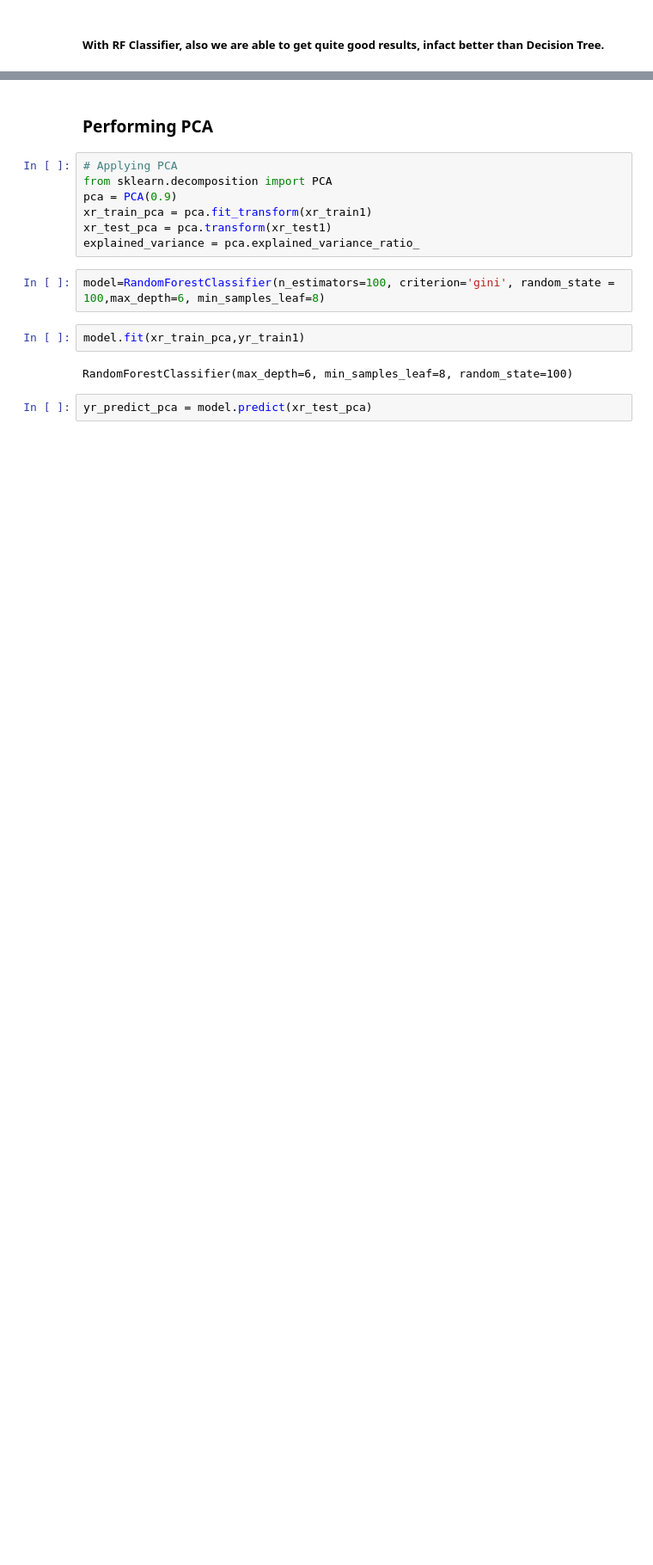
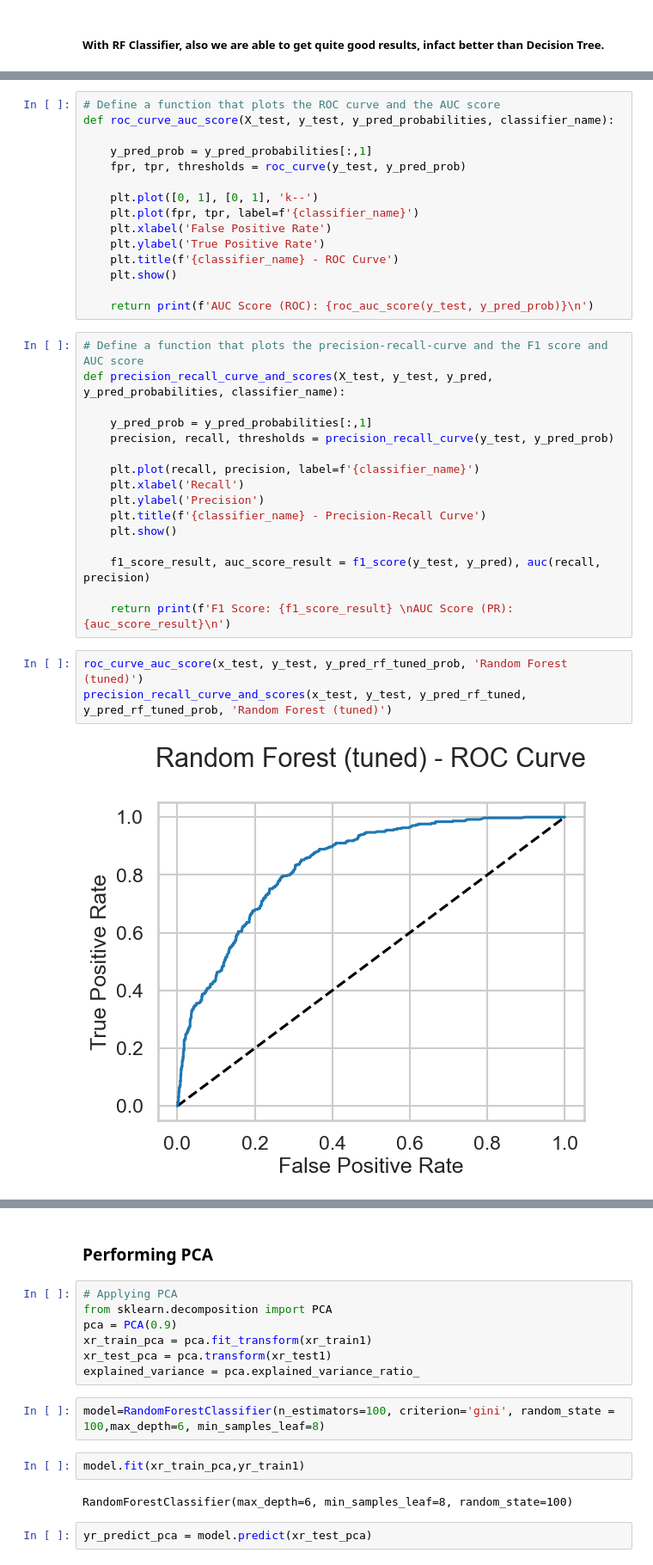
Before and after one commit to sirisha0505/TelecomCustomerChurn_Prediction, a Jupyter notebook: TelecomChurnPrediction.ipynb, the cells around one changed output, grey strips where cells are left out. Shown at 86% size. Saved outputs shown, nothing was run; the diff lists cells and outputs as text; blank space fills up the shorter version.

```diff
--- a/TelecomChurnPrediction.ipynb
+++ b/TelecomChurnPrediction.ipynb
@@ -694,0 +741,36 @@ print(metrics.confusion_matrix(yr_test1, yr_predict1))
+# %%
+# Define a function that plots the ROC curve and the AUC score
+def roc_curve_auc_score(X_test, y_test, y_pred_probabilities, classifier_name):
+
+    y_pred_prob = y_pred_probabilities[:,1]
+    fpr, tpr, thresholds = roc_curve(y_test, y_pred_prob)
+
+    plt.plot([0, 1], [0, 1], 'k--')
+    plt.plot(fpr, tpr, label=f'{classifier_name}')
+    plt.xlabel('False Positive Rate')
+    plt.ylabel('True Positive Rate')
+    plt.title(f'{classifier_name} - ROC Curve')
+    plt.show()
+
+    return print(f'AUC Score (ROC): {roc_auc_score(y_test, y_pred_prob)}\n')
+# %%
+# Define a function that plots the precision-recall-curve and the F1 score and AUC score
+def precision_recall_curve_and_scores(X_test, y_test, y_pred, y_pred_probabilities, classifier_name):
+
+    y_pred_prob = y_pred_probabilities[:,1]
+    precision, recall, thresholds = precision_recall_curve(y_test, y_pred_prob)
+
+    plt.plot(recall, precision, label=f'{classifier_name}')
+    plt.xlabel('Recall')
+    plt.ylabel('Precision')
+    plt.title(f'{classifier_name} - Precision-Recall Curve')
+    plt.show()
+
+    f1_score_result, auc_score_result = f1_score(y_test, y_pred), auc(recall, precision)
+
+    return print(f'F1 Score: {f1_score_result} \nAUC Score (PR): {auc_score_result}\n')
+# %%
+roc_curve_auc_score(x_test, y_test, y_pred_rf_tuned_prob, 'Random Forest (tuned)')
+precision_recall_curve_and_scores(x_test, y_test, y_pred_rf_tuned, y_pred_rf_tuned_prob, 'Random Forest (tuned)')
+# %% [output]
+[figure, added]
```
Also changed, not shown: parts of 19 cells of this notebook, 1 other file.
